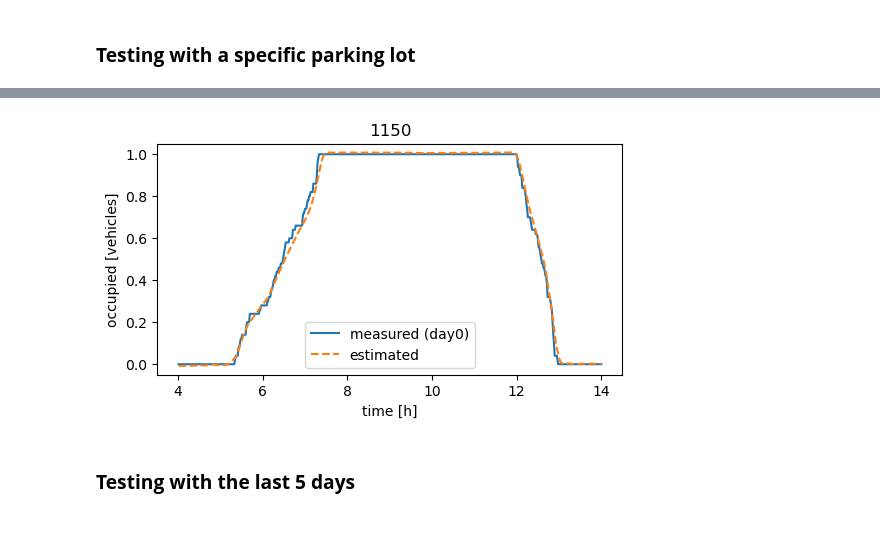
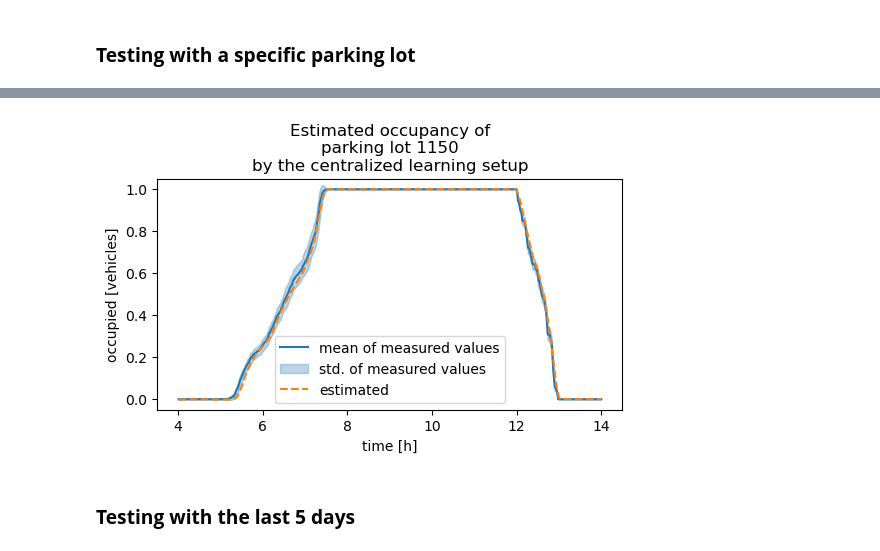
Before and after one commit to alelevente/sumo_sec, a Jupyter notebook: 03_src/04_baseline_nn.ipynb, the cells around one changed output, grey strips where cells are left out. Cells and saved outputs as stored; diff of their text form; code cells hidden in the pictures.

Commit message:
updated figures

```diff
--- a/03_src/04_baseline_nn.ipynb
+++ b/03_src/04_baseline_nn.ipynb
@@ -186,0 +198,3 @@ output = utils.de_standardize(output, MEAN, STD)
+# %%
+oracle = pd.read_csv("../02_data/oracle.csv")
+oracle
@@ -187,17 +215,21 @@ output = utils.de_standardize(output, MEAN, STD)
 # %%
 plt.figure(figsize=[6,3])
-p_lot = nominals[nominals["ids"] == PARKING_ID]
-p_lot_occup = p_lot.groupby("timestamp")["percentage"].mean()
-plt.plot(p_lot_occup.index/(60*60), p_lot_occup, label="measured (day0)")
-plt.plot(p_lot_occup.index/(60*60), output, "--", label="estimated")
+p_lot = oracle[oracle["ids"] == PARKING_ID]
+p_lot_occup_mean = p_lot.groupby("timestamp")["percentage"].mean()
+p_lot_occup_std = p_lot.groupby("timestamp")["percentage"].std()
+plt.plot(p_lot_occup_mean.index/(60*60), p_lot_occup_mean, label="mean of measured values")
+plt.fill_between(p_lot_occup_mean.index/(60*60), p_lot_occup_mean-p_lot_occup_std,
+                 p_lot_occup_mean+p_lot_occup_std, alpha=0.3, color="tab:blue",
+                 label="std. of measured values")
+plt.plot(p_lot_occup_mean.index/(60*60), output, "--", label="estimated")
 plt.xlabel("time [h]")
 plt.ylabel("occupied [vehicles]")
 plt.legend()
-plt.title(PARKING_ID)
+plt.title("Estimated occupancy of\nparking lot %d\nby the centralized learning setup"%PARKING_ID)
 plt.ylim(-.05, 1.05)
 plt.show()
 # %% [output]
-[figure, old version]
+[figure, new version]
 # %% [markdown]
 ### **Testing with the last 5 days**
 # %%
```
Also changed, not shown: parts of 7 cells of this notebook, 5 other files.
